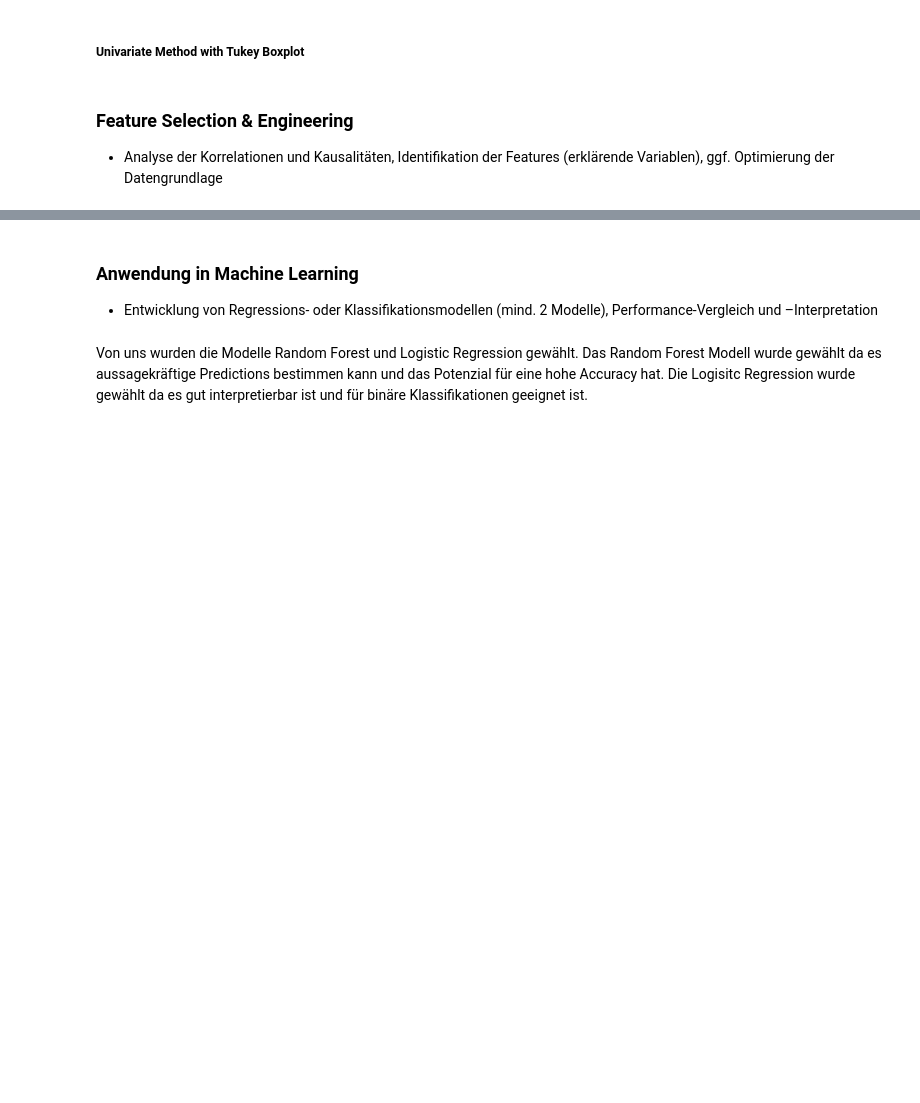
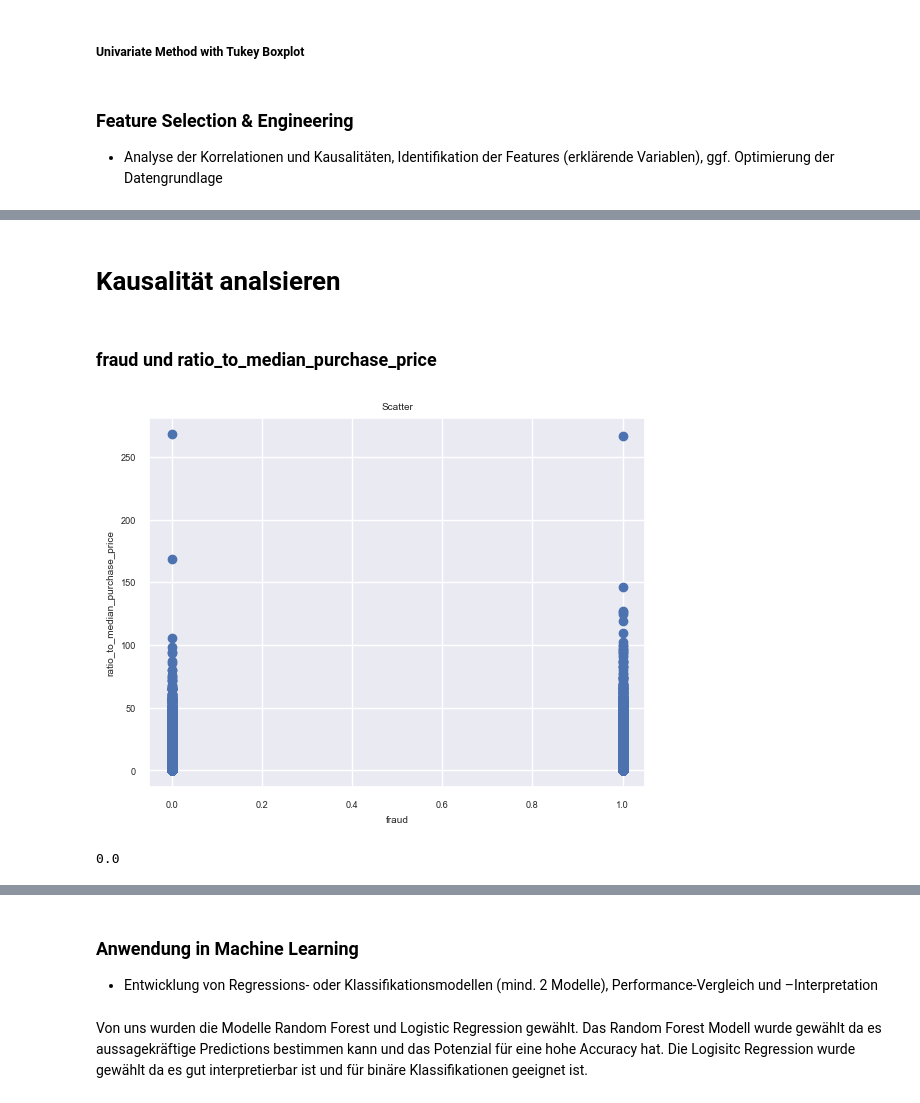
Before and after one commit to zwoi/creditcard, a Jupyter notebook: creditcard_fraud.ipynb, the cells around one changed output, grey strips where cells are left out. Drawn from its saved outputs; the diff is of its cells as text; code cells hidden in the pictures; blank space fills up the shorter version.

```diff
--- a/creditcard_fraud.ipynb
+++ b/creditcard_fraud.ipynb
@@ -1140,0 +1179,24 @@ ggf. Optimierung der Datengrundlage
+# %% [markdown]
+# Kausalität analsieren
+# %% [markdown]
+### fraud und ratio_to_median_purchase_price
+# %%
+from scipy.stats import ttest_ind
+
+# Datensätze nach fraud spalten 0 oder 1
+fraud0 = df[df['fraud'] == 0]['ratio_to_median_purchase_price']
+fraud1 = df[df['fraud'] == 1]['ratio_to_median_purchase_price']
+
+# Streudiagramm erstellen
+plt.scatter(df['fraud'], df['ratio_to_median_purchase_price'])
+plt.xlabel('fraud')
+plt.ylabel('ratio_to_median_purchase_price')
+plt.title('Scatter')
+plt.show()
+
+# T-test um Kausalität zu beurteilen, p-wert berücksichtigen
+t_statistic, p_value = ttest_ind(fraud0, fraud1, alternative='two-sided')
+p_value
+# %% [output]
+[figure, added]
+0.0
```
Also changed, not shown: parts of 20 cells of this notebook.
